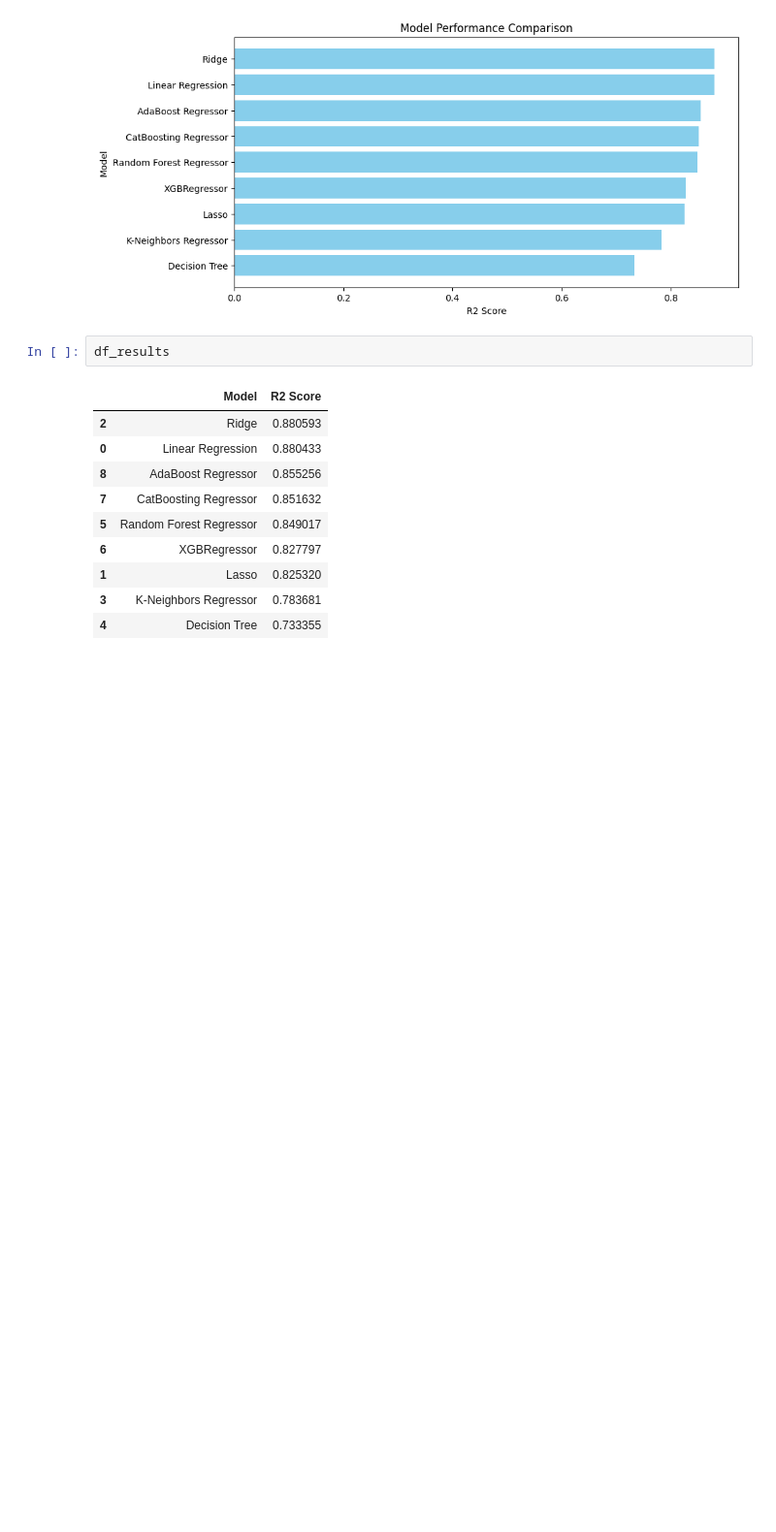
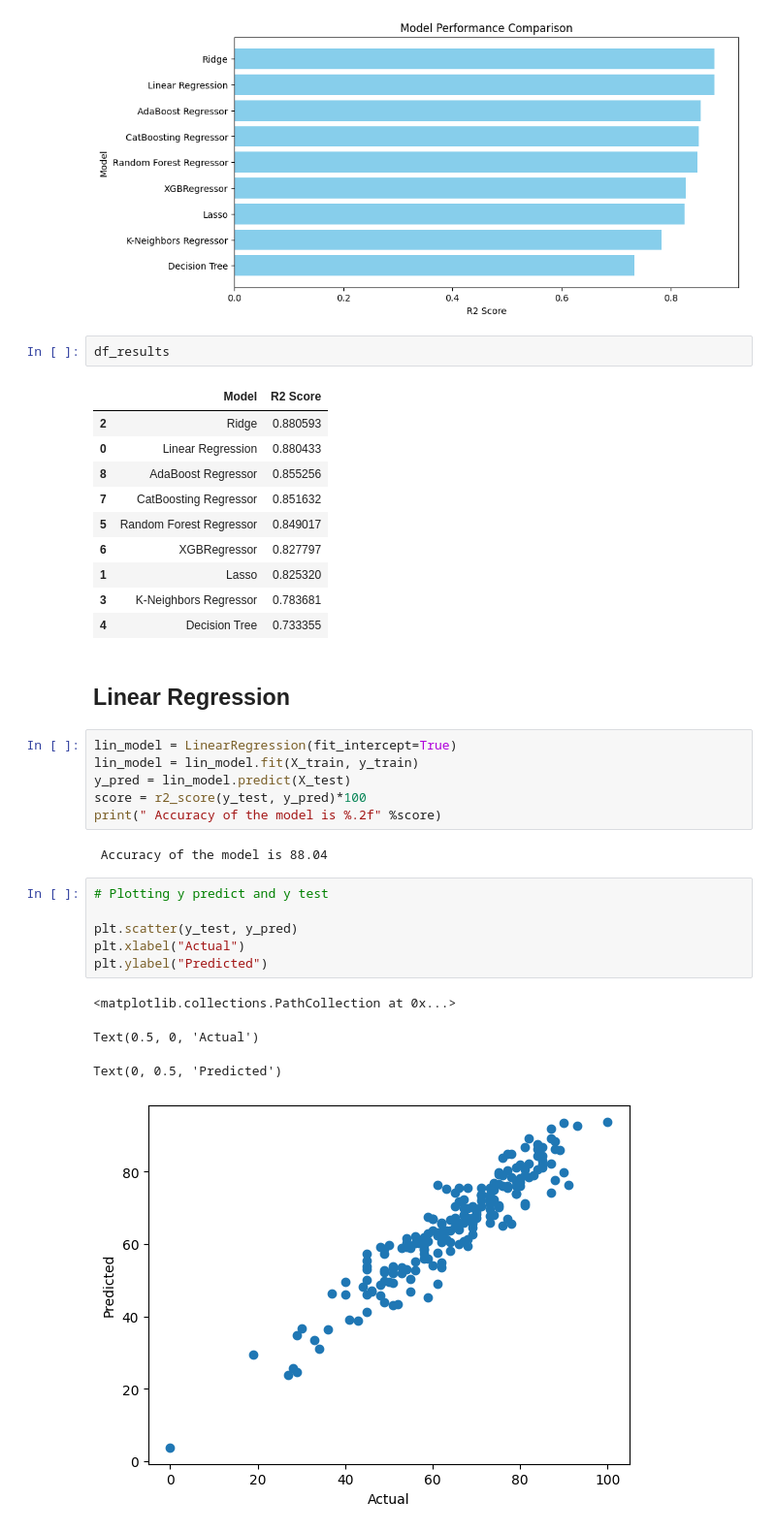
Before and after one commit to manelmahroug/Test-score-prediction, a Jupyter notebook: notebook/MODEL_TRAINING.ipynb, the cells around one changed output. Shown: that part at 97% size. Drawn from its saved outputs; the diff is of its cells as text; blank space fills up the shorter version.

```diff
--- a/notebook/MODEL_TRAINING.ipynb
+++ b/notebook/MODEL_TRAINING.ipynb
@@ -284,3 +284,24 @@ df_results
 | 1 | Lasso | 0.825320 |
 | 3 | K-Neighbors Regressor | 0.783681 |
 | 4 | Decision Tree | 0.733355 |
+# %% [markdown]
+## Linear Regression
+# %%
+lin_model = LinearRegression(fit_intercept=True)
+lin_model = lin_model.fit(X_train, y_train)
+y_pred = lin_model.predict(X_test)
+score = r2_score(y_test, y_pred)*100
+print(" Accuracy of the model is %.2f" %score)
+# %% [output]
+ Accuracy of the model is 88.04
+# %%
+# Plotting y predict and y test
+
+plt.scatter(y_test, y_pred)
+plt.xlabel("Actual")
+plt.ylabel("Predicted")
+# %% [output]
+<matplotlib.collections.PathCollection at 0x...>
+Text(0.5, 0, 'Actual')
+Text(0, 0.5, 'Predicted')
+[figure, added]
```
Also changed, not shown: parts of 2 cells of this notebook, 1 other file.
